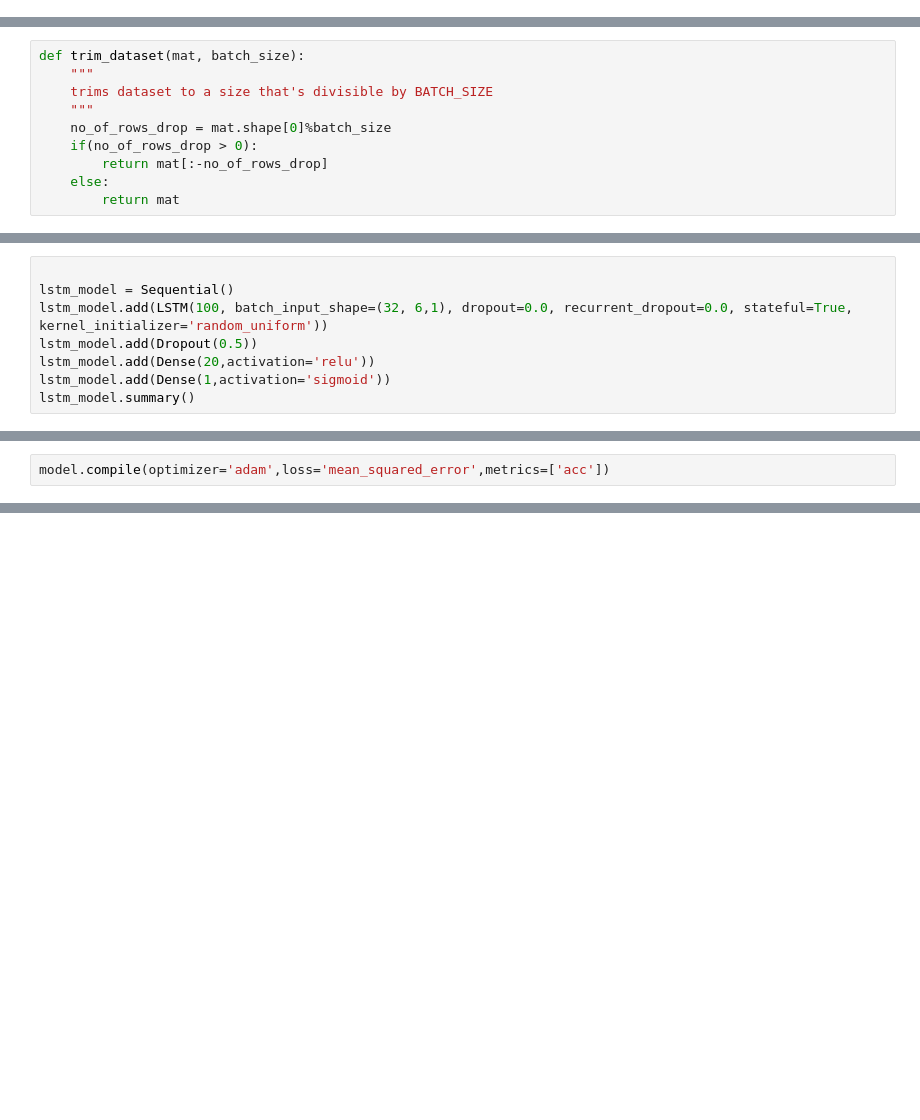
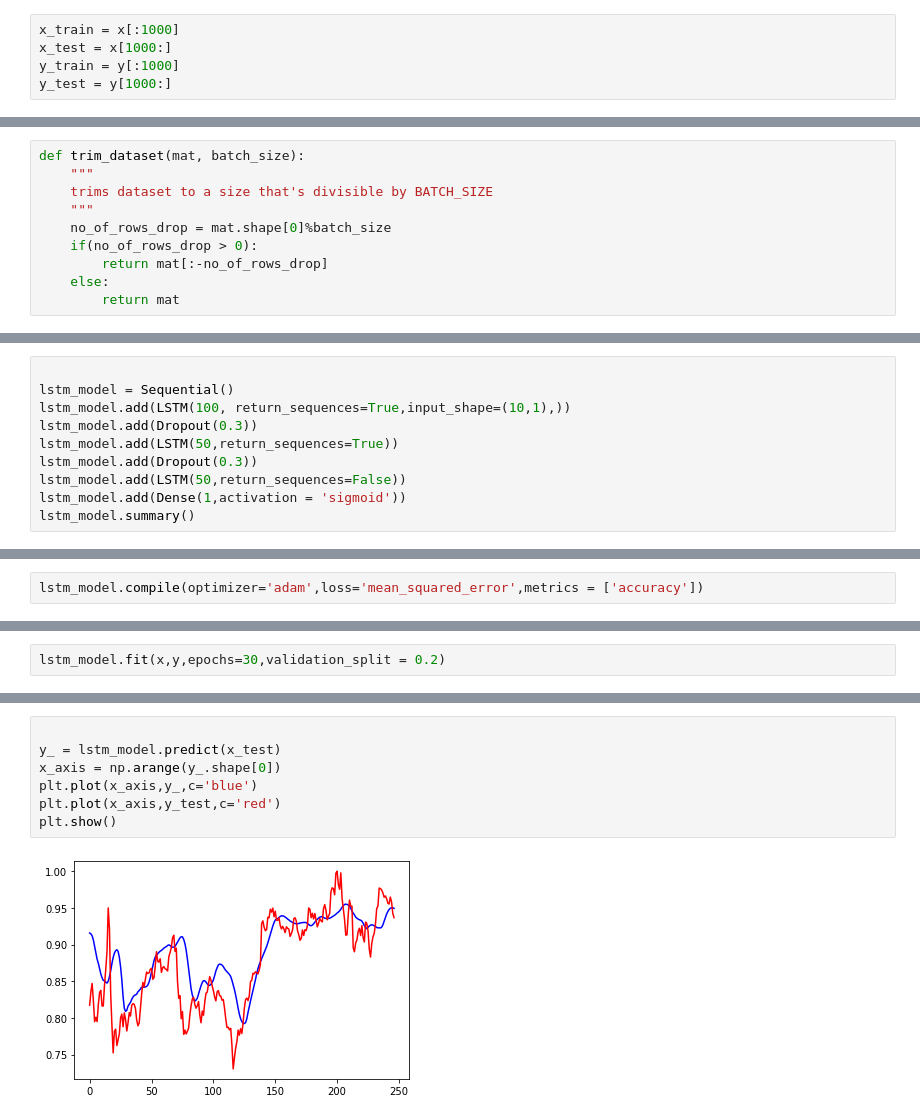
Before and after one commit to thelokeshgoel00/StockPricePredictor, a Jupyter notebook: Stock Price Prediction.ipynb, the cells around one changed output, grey strips where cells are left out. Cells and saved outputs as stored; diff of their text form; blank space fills up the shorter version.

```diff
--- a/Stock Price Prediction.ipynb
+++ b/Stock Price Prediction.ipynb
@@ -67,5 +67,10 @@ def build_timeseries(mat,y_col_index):
     return x,y
 # %%
 x,y = build_timeseries(x_train,y_train)
+# %%
+x_train = x[:1000]
+x_test = x[1000:]
+y_train = y[:1000]
+y_test = y[1000:]
 # %%
 print(x.shape,y.shape)
@@ -95,9 +116,11 @@ from tensorflow.keras.layers import *
 # %%
 
 lstm_model = Sequential()
-lstm_model.add(LSTM(100, batch_input_shape=(32, 6,1), dropout=0.0, recurrent_dropout=0.0, stateful=True,     kernel_initializer='random_uniform'))
-lstm_model.add(Dropout(0.5))
-lstm_model.add(Dense(20,activation='relu'))
-lstm_model.add(Dense(1,activation='sigmoid'))
+lstm_model.add(LSTM(100, return_sequences=True,input_shape=(10,1),))
+lstm_model.add(Dropout(0.3))
+lstm_model.add(LSTM(50,return_sequences=True))
+lstm_model.add(Dropout(0.3))
+lstm_model.add(LSTM(50,return_sequences=False))
+lstm_model.add(Dense(1,activation = 'sigmoid'))
 lstm_model.summary()
 # %% [output]
@@ -118,4 +145,4 @@ Trainable params: 42,841
 Non-trainable params: 0
 _________________________________________________________________
 # %%
-model.compile(optimizer='adam',loss='mean_squared_error',metrics=['acc'])
+lstm_model.compile(optimizer='adam',loss='mean_squared_error',metrics = ['accuracy'])
@@ -162,0 +149,2 @@ print(x_t,y_t)
+# %%
+lstm_model.fit(x,y,epochs=30,validation_split = 0.2)
@@ -162,0 +170,9 @@ print(x_t,y_t)
+# %%
+
+y_ = lstm_model.predict(x_test)
+x_axis = np.arange(y_.shape[0])
+plt.plot(x_axis,y_,c='blue')
+plt.plot(x_axis,y_test,c='red')
+plt.show()
+# %% [output]
+[figure, added]
```
Also changed, not shown: parts of 11 cells of this notebook.
